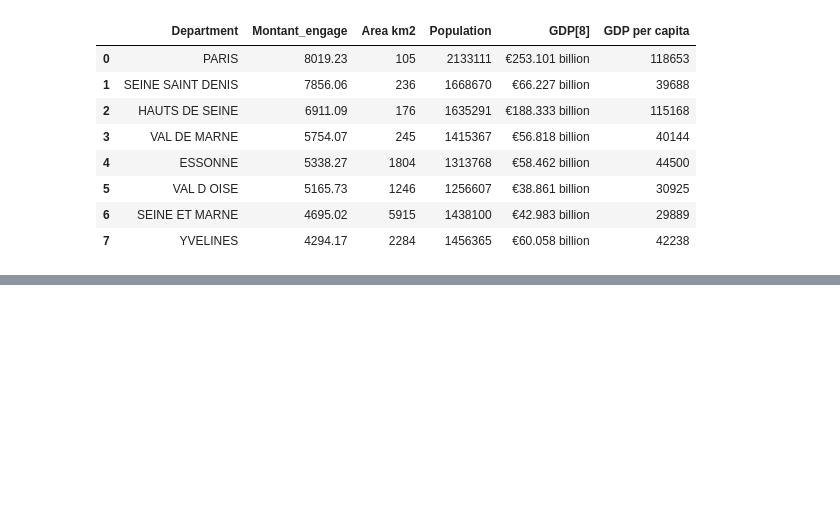
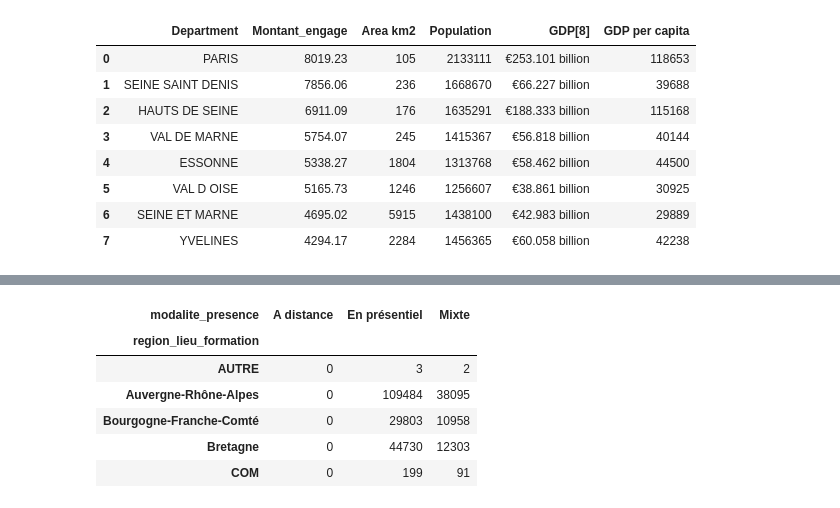
Before and after one commit to JosephYudita/auto, a Jupyter notebook: autonomous application on a dataset(Yudita).ipynb, the cells around one changed output, grey strips where cells are left out. Cells and saved outputs as stored; diff of their text form; code cells hidden in the pictures; blank space fills up the shorter version.

```diff
--- a/autonomous application on a dataset(Yudita).ipynb
+++ b/autonomous application on a dataset(Yudita).ipynb
@@ -287,0 +344,11 @@ idf2
+# %%
+contingency_table=pd.crosstab(data.region_lieu_formation,data.modalite_presence)
+contingency_table.head()
+# %% [output]
+| modalite_presence | A distance | En présentiel | Mixte |
+| region_lieu_formation |  |  |  |
+| AUTRE | 0 | 3 | 2 |
+| Auvergne-Rhône-Alpes | 0 | 109484 | 38095 |
+| Bourgogne-Franche-Comté | 0 | 29803 | 10958 |
+| Bretagne | 0 | 44730 | 12303 |
+| COM | 0 | 199 | 91 |
```
Also changed, not shown: parts of 27 cells of this notebook.
